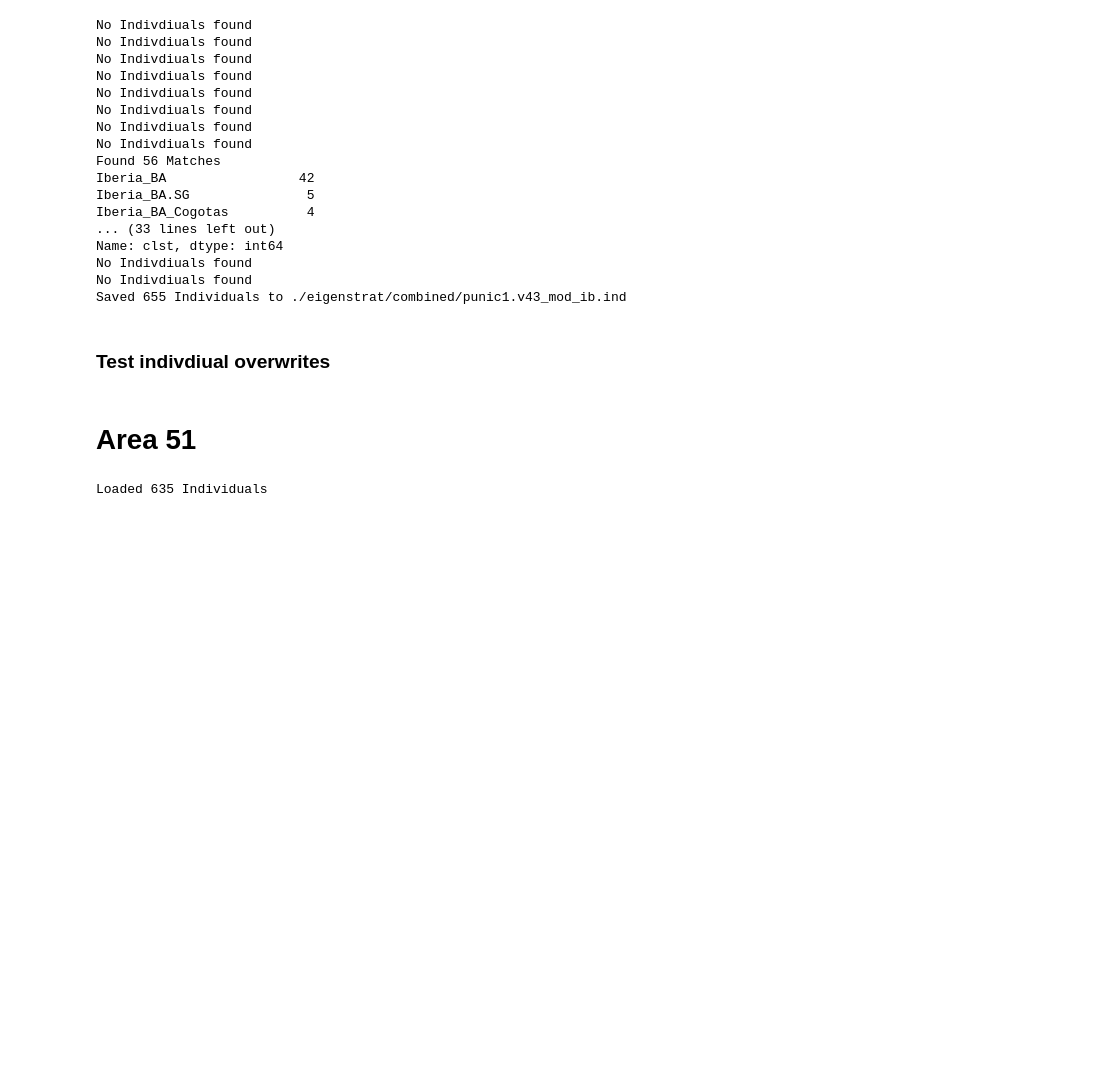
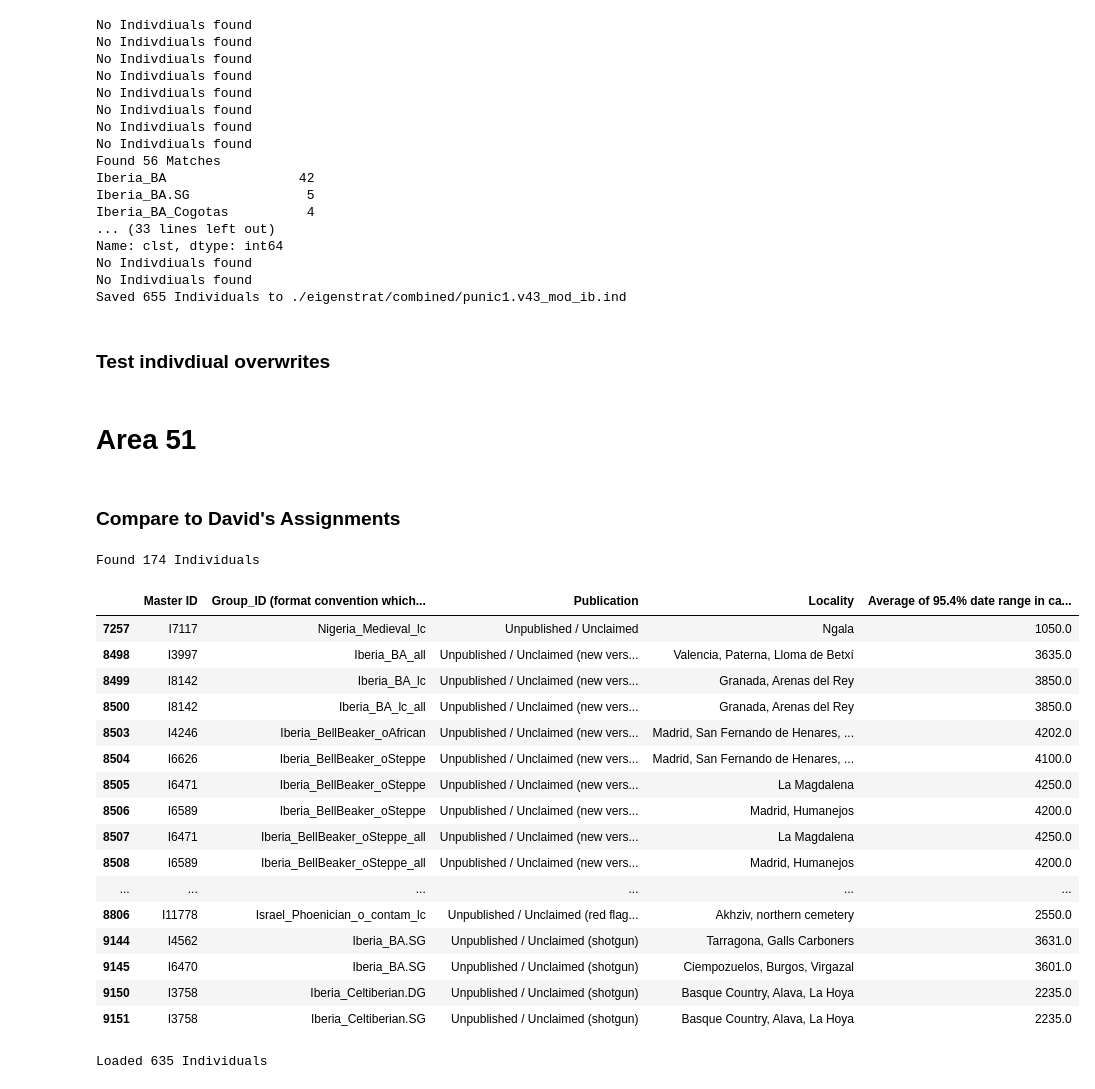
Before and after one commit to hringbauer/punic_aDNA, a Jupyter notebook: notebooks/qpAdm/prep_qpAdm_files.ipynb, the cells around one changed output. Cells and saved outputs as stored; diff of their text form; code cells hidden in the pictures; blank space fills up the shorter version.

```diff
--- a/notebooks/qpAdm/prep_qpAdm_files.ipynb
+++ b/notebooks/qpAdm/prep_qpAdm_files.ipynb
@@ -43,7 +43,7 @@ CPU Count: 32
 # %% [markdown]
 # Key Definitions
 # %%
-base_path = "/n/groups/reich/DAVID/V42/V42.3/v42.3"
+base_path = "/n/groups/reich/DAVID/V43/V43.3/v43.3"
 ind_path = base_path + ".ind"
 # %% [markdown]
 # Save Population File (what to pull)
@@ -324,3 +324,8 @@ overwrite_ind_df(df_ind, "Canaanite",
 #Nigeria_IA
 # %% [markdown]
 # Area 51
+# %% [markdown]
+### Compare to David's Assignments
+# %%
+df_t = pd.read_csv("/n/groups/reich/hringbauer/Data/Unpublished_data.tsv", sep="\t")
+age_col = "Average of 95.4% date range in calBP (defined as 1950 CE)  "
@@ -326,0 +334,30 @@ overwrite_ind_df(df_ind, "Canaanite",
+# %%
+group_col = 'Group_ID (format convention which we try to adhere to is "Country_<Geographic.Region_<Geographic.Subregion_>><Archaeological.Period.Or.DateBP_<Alternative.Archaeological.Period_>><Archaeological.Culture_<Alternative.Archaeological.Culture>><genetic.subgrouping.index.if.necessary_><"o_"sometimes.with.additional.detail.if.an.outlier><additional.suffix.especially.relative.status.if.we.recommend.removing.from.main.analysis.grouping><"contam_".if.contaminated><"lc_".if.<15000.SNPs.on.autosomal.targets><".SG".or.".DG".if.shotgun.data>; HG=hunter-gatherer, N=Neolithic, C=Chalcolithic/CopperAge, BA=BronzeAge, IA=IronAge, E=Early, M=Middle, L=Late, A=Antiquity)'
+groups = df_t[group_col]
+# %%
+clsts_list = "|".join(clsts)
+idx = groups.str.contains(clsts_list)
+print(f"Found {np.sum(idx)} Individuals")
+df_found = df_t[idx]
+# %% [output]
+Found 174 Individuals
+# %%
+df_found[150:174][["Master ID", group_col, "Publication", "Locality", age_col]]
+# %% [output]
+|  | Master ID | Group_ID (format convention which... | Publication | Locality | Average of 95.4% date range in ca... |
+| 7257 | I7117 | Nigeria_Medieval_lc | Unpublished / Unclaimed | Ngala | 1050.0 |
+| 8498 | I3997 | Iberia_BA_all | Unpublished / Unclaimed (new vers... | Valencia, Paterna, Lloma de Betxí | 3635.0 |
+| 8499 | I8142 | Iberia_BA_lc | Unpublished / Unclaimed (new vers... | Granada, Arenas del Rey | 3850.0 |
+| 8500 | I8142 | Iberia_BA_lc_all | Unpublished / Unclaimed (new vers... | Granada, Arenas del Rey | 3850.0 |
+| 8503 | I4246 | Iberia_BellBeaker_oAfrican | Unpublished / Unclaimed (new vers... | Madrid, San Fernando de Henares, ... | 4202.0 |
+| 8504 | I6626 | Iberia_BellBeaker_oSteppe | Unpublished / Unclaimed (new vers... | Madrid, San Fernando de Henares, ... | 4100.0 |
+| 8505 | I6471 | Iberia_BellBeaker_oSteppe | Unpublished / Unclaimed (new vers... | La Magdalena | 4250.0 |
+| 8506 | I6589 | Iberia_BellBeaker_oSteppe | Unpublished / Unclaimed (new vers... | Madrid, Humanejos | 4200.0 |
+| 8507 | I6471 | Iberia_BellBeaker_oSteppe_all | Unpublished / Unclaimed (new vers... | La Magdalena | 4250.0 |
+| 8508 | I6589 | Iberia_BellBeaker_oSteppe_all | Unpublished / Unclaimed (new vers... | Madrid, Humanejos | 4200.0 |
+| ... | ... | ... | ... | ... | ... |
+| 8806 | I11778 | Israel_Phoenician_o_contam_lc | Unpublished / Unclaimed (red flag... | Akhziv, northern cemetery | 2550.0 |
+| 9144 | I4562 | Iberia_BA.SG | Unpublished / Unclaimed (shotgun) | Tarragona, Galls Carboners | 3631.0 |
+| 9145 | I6470 | Iberia_BA.SG | Unpublished / Unclaimed (shotgun) | Ciempozuelos, Burgos, Virgazal | 3601.0 |
+| 9150 | I3758 | Iberia_Celtiberian.DG | Unpublished / Unclaimed (shotgun) | Basque Country, Alava, La Hoya | 2235.0 |
+| 9151 | I3758 | Iberia_Celtiberian.SG | Unpublished / Unclaimed (shotgun) | Basque Country, Alava, La Hoya | 2235.0 |
```
Also changed, not shown: parts of 7 cells of this notebook.
